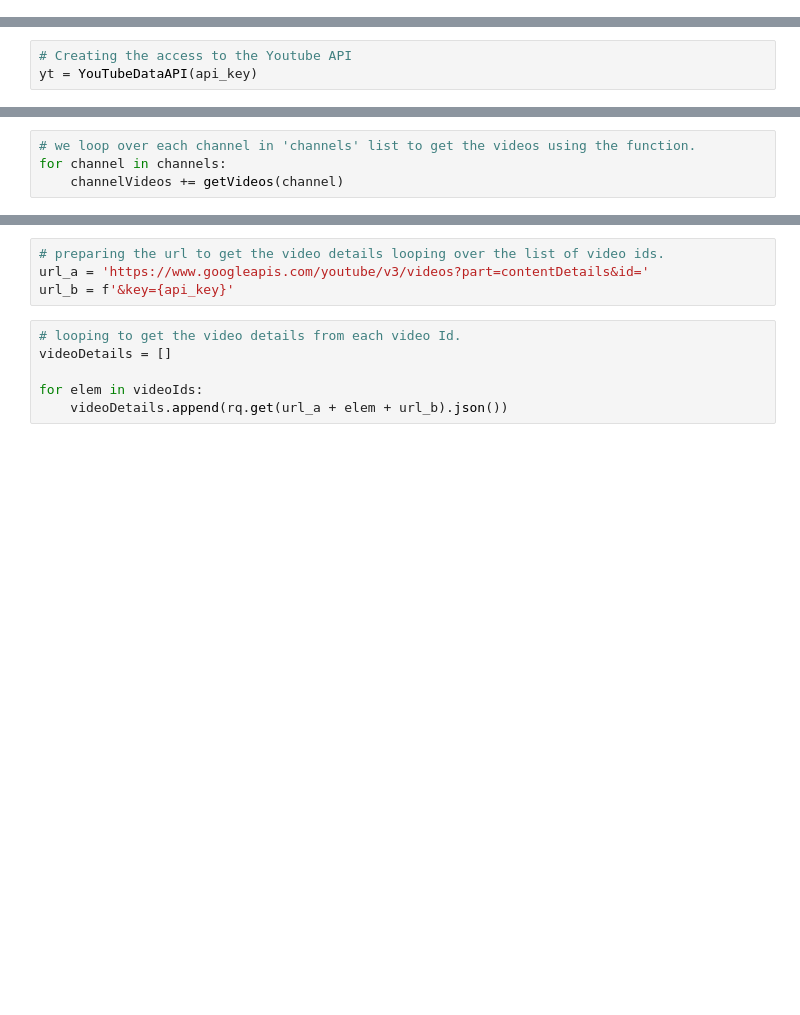
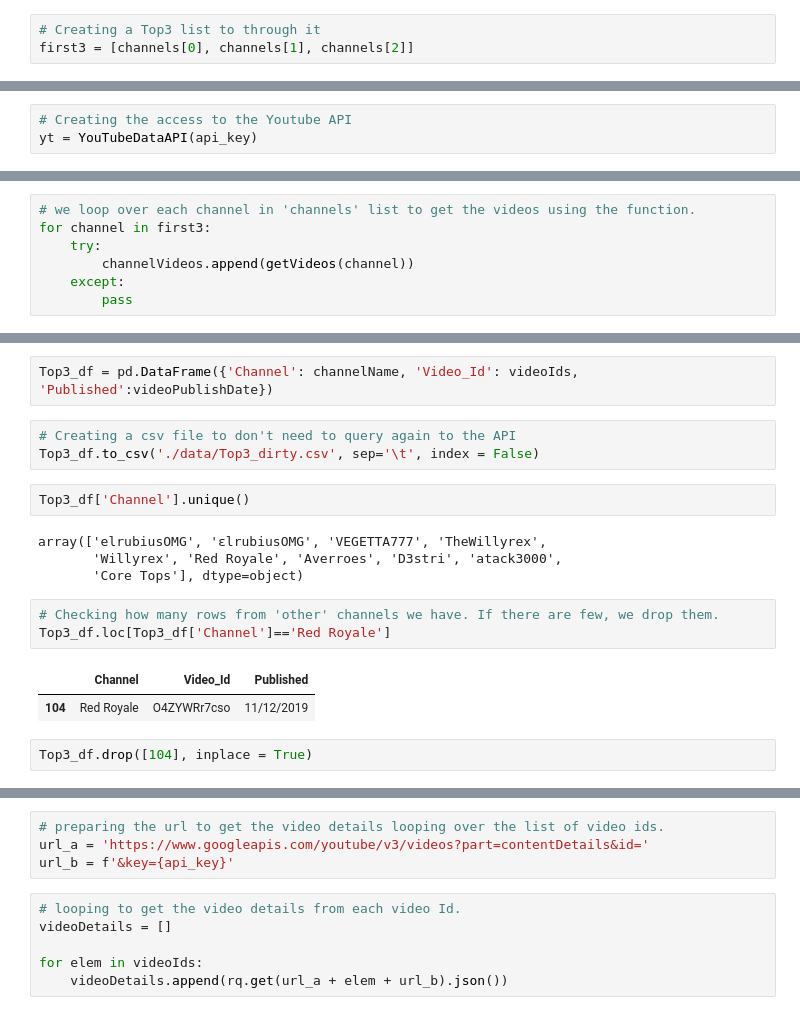
Before and after one commit to ta-data-bcn/Project-Week-3-Data-Thieves, a Jupyter notebook: your-project/YoutubeAPI.ipynb, the cells around one changed output, grey strips where cells are left out. Saved outputs shown, nothing was run; the diff lists cells and outputs as text; blank space fills up the shorter version.

```diff
--- a/your-project/YoutubeAPI.ipynb
+++ b/your-project/YoutubeAPI.ipynb
@@ -6,0 +48,3 @@ import re
+# %%
+# Creating a Top3 list to through it
+first3 = [channels[0], channels[1], channels[2]]
@@ -17,5 +64,8 @@ channels = ['Vegeta777', 'ElRubius', 'Ter']  # this will be the list with all th
 channelVideos = [] # this will be the list where we will append all the data got from the API
 # %%
 # we loop over each channel in 'channels' list to get the videos using the function.
-for channel in channels:
-    channelVideos += getVideos(channel)
+for channel in first3:
+    try:
+        channelVideos.append(getVideos(channel))
+    except:
+        pass
@@ -41,0 +106,19 @@ channelVideos
+# %%
+Top3_df = pd.DataFrame({'Channel': channelName, 'Video_Id': videoIds, 'Published':videoPublishDate})
+# %%
+# Creating a csv file to don't need to query again to the API
+Top3_df.to_csv('./data/Top3_dirty.csv', sep='\t', index = False)
+# %%
+Top3_df['Channel'].unique()
+# %% [output]
+array(['elrubiusOMG', 'εlrubiusOMG', 'VEGETTA777', 'TheWillyrex',
+       'Willyrex', 'Red Royale', 'Averroes', 'D3stri', 'atack3000',
+       'Core Tops'], dtype=object)
+# %%
+# Checking how many rows from 'other' channels we have. If there are few, we drop them.
+Top3_df.loc[Top3_df['Channel']=='Red Royale']
+# %% [output]
+|  | Channel | Video_Id | Published |
+| 104 | Red Royale | O4ZYWRr7cso | 11/12/2019 |
+# %%
+Top3_df.drop([104], inplace = True)
```
Also changed, not shown: parts of 42 cells of this notebook, 5 other files.
